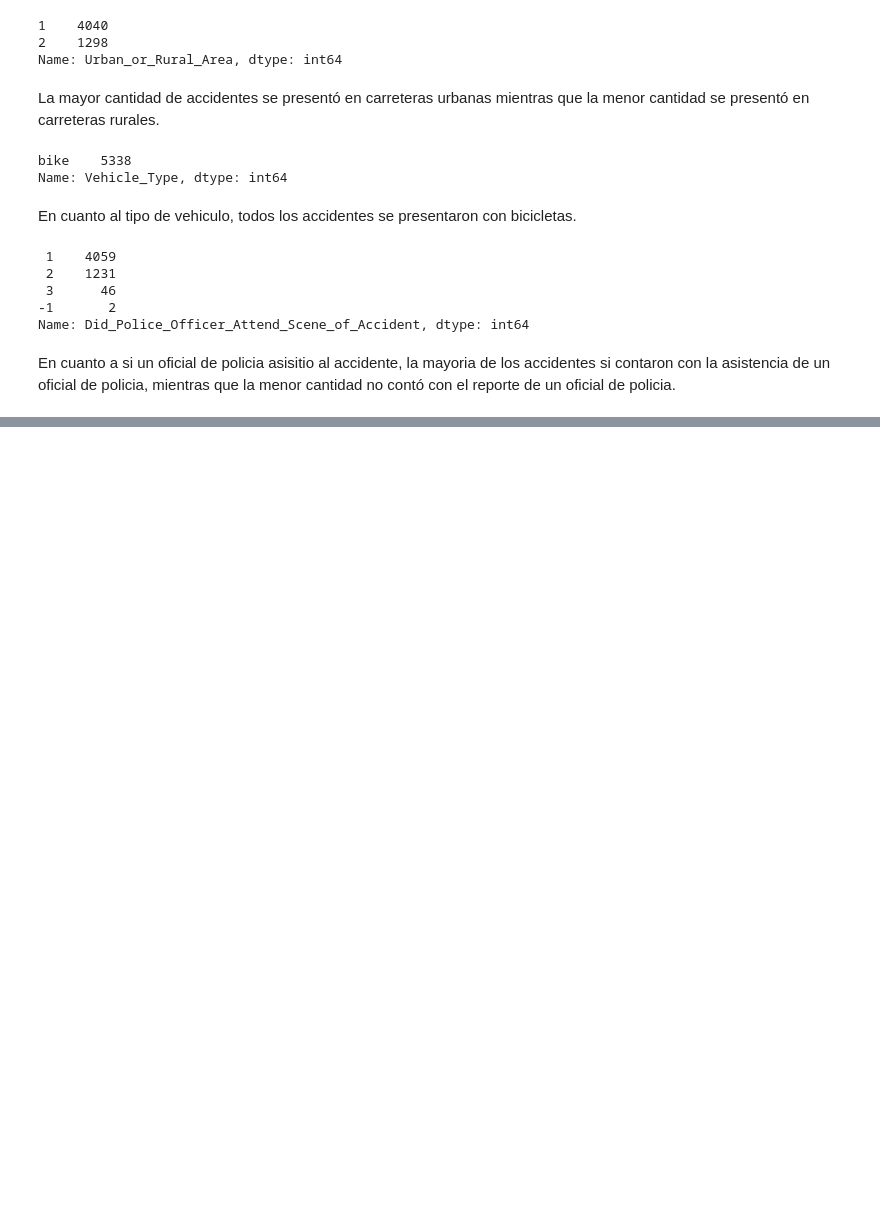
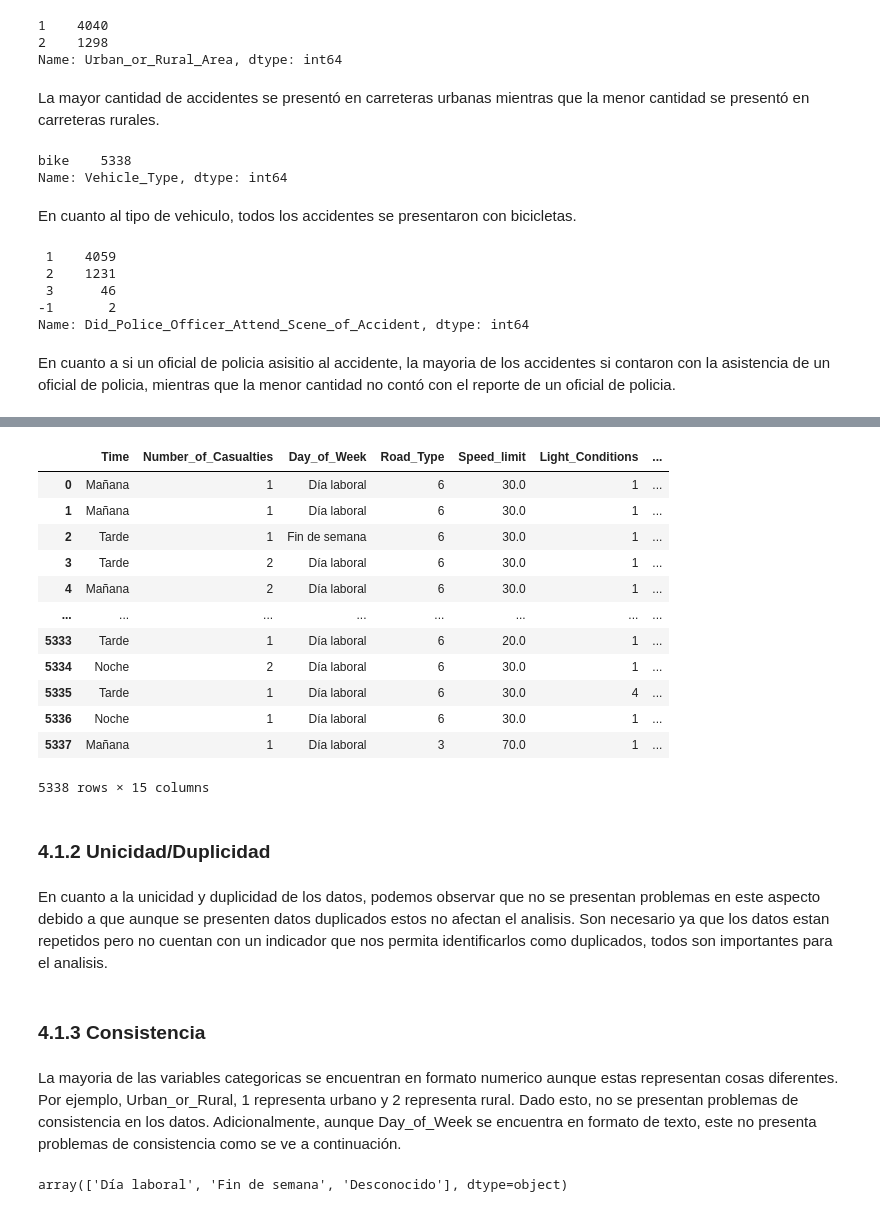
Before and after one commit to Zucaritas-BI/Laboratorio-1, a Jupyter notebook: Lab 1 - Clustering/laboratorio_desarrollo.ipynb, the cells around one changed output, grey strips where cells are left out. Drawn from its saved outputs; the diff is of its cells as text; code cells hidden in the pictures; blank space fills up the shorter version.

```diff
--- a/Lab 1 - Clustering/laboratorio_desarrollo.ipynb
+++ b/Lab 1 - Clustering/laboratorio_desarrollo.ipynb
@@ -293,0 +413,6 @@ En cuanto a si un oficial de policia asisitio al accidente, la mayoria de los ac
+# %%
+# Se eliminan las columnas que no se van a utilizar
+df_accidents = df_accidents.drop(columns = 'Unnamed: 14')
+# %%
+# Reemplazamos los datos nulos por "desconocido (unknown)"
+df_accidents['Day_of_Week'].fillna('Desconocido', inplace=True)
@@ -293,0 +441,28 @@ En cuanto a si un oficial de policia asisitio al accidente, la mayoria de los ac
+# %%
+df_accidents
+# %% [output]
+|  | Time | Number_of_Casualties | Day_of_Week | Road_Type | Speed_limit | Light_Conditions | ... |
+| 0 | Mañana | 1 | Día laboral | 6 | 30.0 | 1 | ... |
+| 1 | Mañana | 1 | Día laboral | 6 | 30.0 | 1 | ... |
+| 2 | Tarde | 1 | Fin de semana | 6 | 30.0 | 1 | ... |
+| 3 | Tarde | 2 | Día laboral | 6 | 30.0 | 1 | ... |
+| 4 | Mañana | 2 | Día laboral | 6 | 30.0 | 1 | ... |
+| ... | ... | ... | ... | ... | ... | ... | ... |
+| 5333 | Tarde | 1 | Día laboral | 6 | 20.0 | 1 | ... |
+| 5334 | Noche | 2 | Día laboral | 6 | 30.0 | 1 | ... |
+| 5335 | Tarde | 1 | Día laboral | 6 | 30.0 | 4 | ... |
+| 5336 | Noche | 1 | Día laboral | 6 | 30.0 | 1 | ... |
+| 5337 | Mañana | 1 | Día laboral | 3 | 70.0 | 1 | ... |
+5338 rows × 15 columns
+# %% [markdown]
+### 4.1.2 Unicidad/Duplicidad
+# %% [markdown]
+En cuanto a la unicidad y duplicidad de los datos, podemos observar que no se presentan problemas en este aspecto debido a que aunque se presenten datos duplicados estos no afectan el analisis. Son necesario ya que los datos estan repetidos pero no cuentan con un indicador que nos permita identificarlos como duplicados, todos son importantes para el analisis.
+# %% [markdown]
+### 4.1.3 Consistencia
+# %% [markdown]
+La mayoria de las variables categoricas se encuentran en formato numerico aunque estas representan cosas diferentes. Por ejemplo, Urban_or_Rural, 1 representa urbano y 2 representa rural. Dado esto, no se presentan problemas de consistencia en los datos. Adicionalmente, aunque Day_of_Week se encuentra en formato de texto, este no presenta problemas de consistencia como se ve a continuación.
+# %%
+df_accidents['Day_of_Week'].unique()
+# %% [output]
+array(['Día laboral', 'Fin de semana', 'Desconocido'], dtype=object)
```
Also changed, not shown: parts of 37 cells of this notebook.
